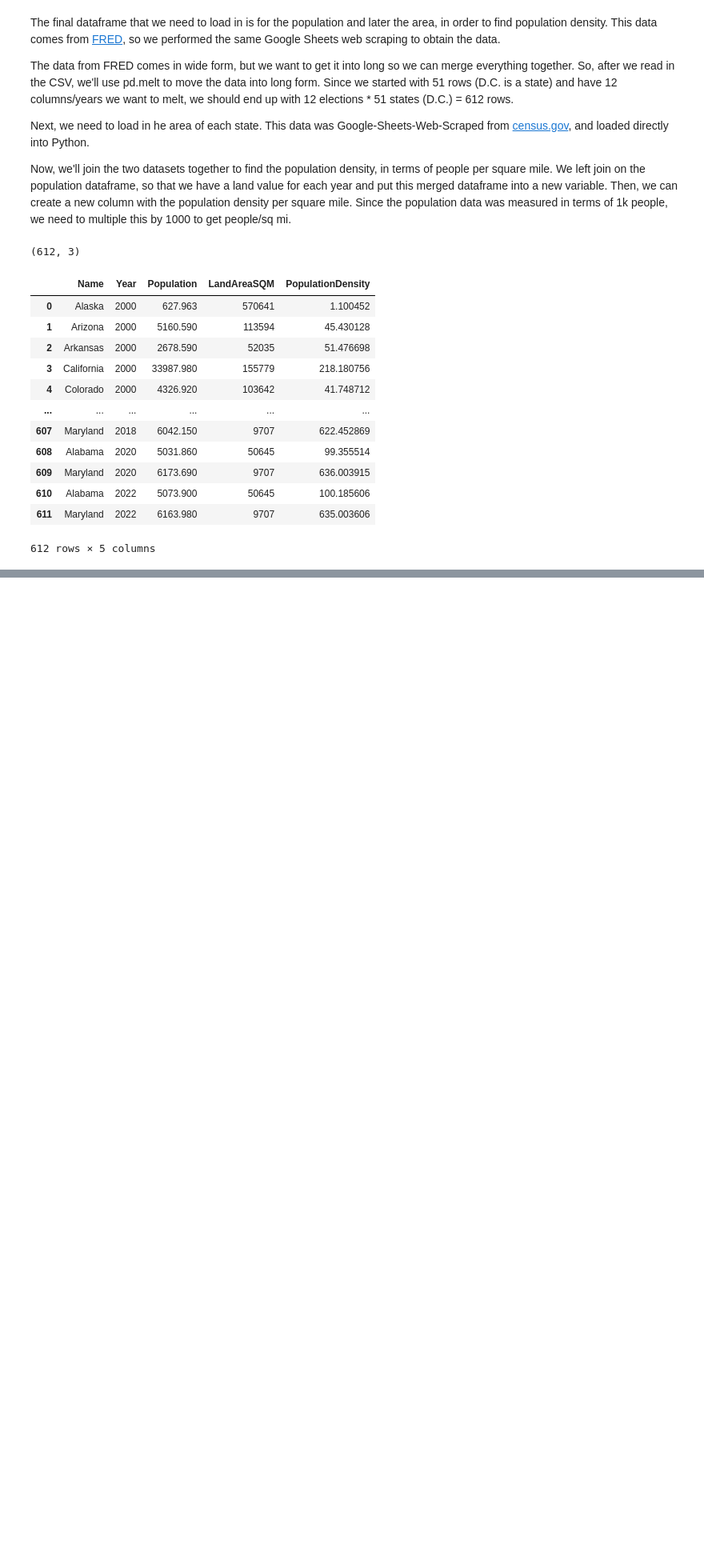
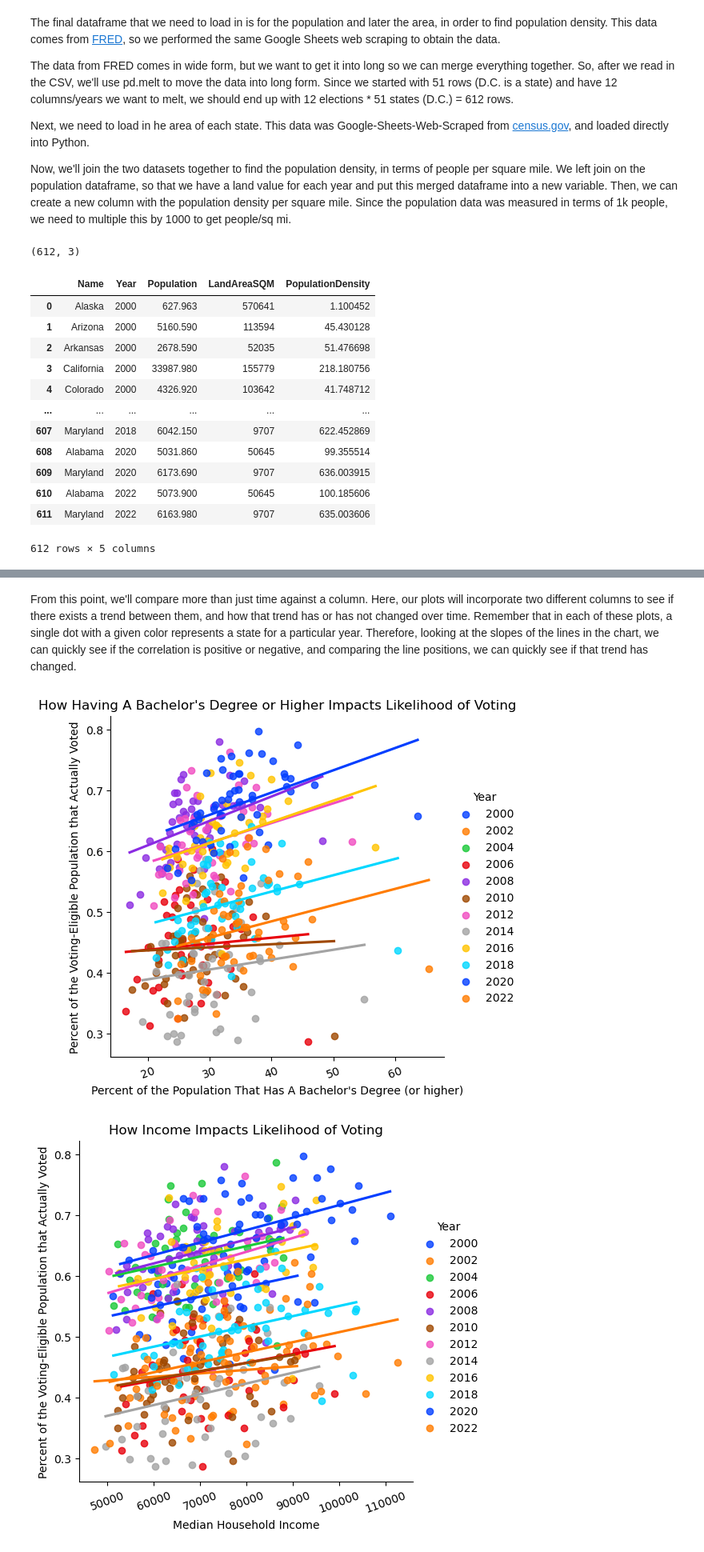
Before and after one commit to nikhilc52/info2950, a Jupyter notebook: ElectionDemographics.ipynb, the cells around one changed output, grey strips where cells are left out. Shown at 80% size. Cells and saved outputs as stored; diff of their text form; code cells hidden in the pictures; blank space fills up the shorter version.

```diff
--- a/ElectionDemographics.ipynb
+++ b/ElectionDemographics.ipynb
@@ -361,0 +485,47 @@ election_demographics
+# %% [markdown]
+From this point, we'll compare more than just time against a column. Here, our plots will incorporate two different columns to see if there exists a trend between them, and how that trend has or has not changed over time. Remember that in each of these plots, a single dot with a given color represents a state for a particular year. Therefore, looking at the slopes of the lines in the chart, we can quickly see if the correlation is positive or negative, and comparing the line positions, we can quickly see if that trend has changed.
+# %%
+#plot 8
+plot = sns.lmplot(data=plotting_data_total, x='PercentBachelors',y='PercentVotingEligibleVotes',hue='Year',palette="bright",ci=None)
+plt.xticks(rotation=20)
+plt.xlabel('Percent of the Population That Has A Bachelor\'s Degree (or higher)')
+plt.ylabel('Percent of the Voting-Eligible Population that Actually Voted')
+plt.title('How Having A Bachelor\'s Degree or Higher Impacts Likelihood of Voting')
+plt.show()
+
+#plot 9
+plot = sns.lmplot(data=plotting_data_total, x='Income',y='PercentVotingEligibleVotes',hue='Year',palette="bright",ci=None)
+plt.xticks(rotation=20)
+plt.xlabel('Median Household Income')
+plt.ylabel('Percent of the Voting-Eligible Population that Actually Voted')
+plt.title('How Income Impacts Likelihood of Voting')
+plt.show()
+
+#plot 10
+plot = sns.lmplot(data=plotting_data_total, x='PercentWhite',y='PercentVotingEligibleVotes',hue='Year',palette="bright",ci=None)
+plt.xticks(rotation=20)
+plt.xlabel('Percent of the Population That Is White')
+plt.ylabel('Percent of the Voting-Eligible Population that Actually Voted')
+plt.title('How Diversity Impacts Likelihood of Voting')
+plt.show()
+
+#plot 11
+plot = sns.lmplot(data=plotting_data_total, x='AverageAge',y='PercentVotingEligibleVotes',hue='Year',palette="bright",ci=None)
+plt.xticks(rotation=20)
+plt.xlabel('Estimated Average Age')
+plt.ylabel('Percent of the Voting-Eligible Population that Actually Voted')
+plt.title('How Age Impacts Likelihood of Voting')
+plt.show()
+
+#removing DC since it is a very clear outlier for this data, and throws off the graph too much
+plotting_data_total_no_dc = plotting_data_total[plotting_data_total['State'] != 'District of Columbia']
+#plot 12
+plot = sns.lmplot(data=plotting_data_total_no_dc, x='PopulationDensity',y='PercentVotingEligibleVotes',hue='Year',palette="bright",ci=None)
+plt.xticks(rotation=20)
+plt.xlabel('Population Density (people/sq mi)')
+plt.ylabel('Percent of the Voting-Eligible Population that Actually Voted')
+plt.title('How Population Density Impacts Likelihood of Voting')
+plt.show()
+# %% [output]
+[figure, added]
+[figure, added]
```
Also changed, not shown: parts of 20 cells of this notebook, 2 other files.
